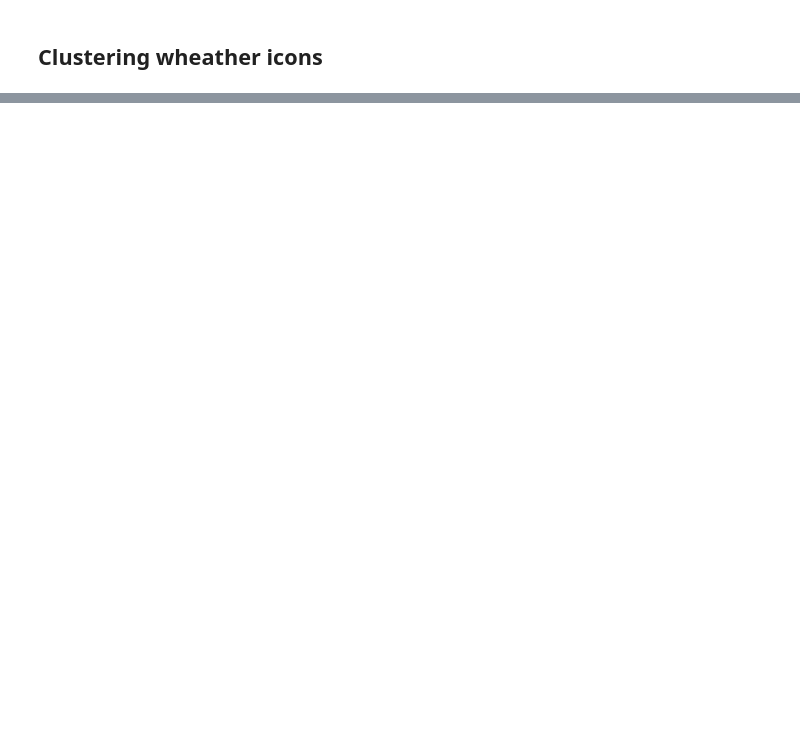
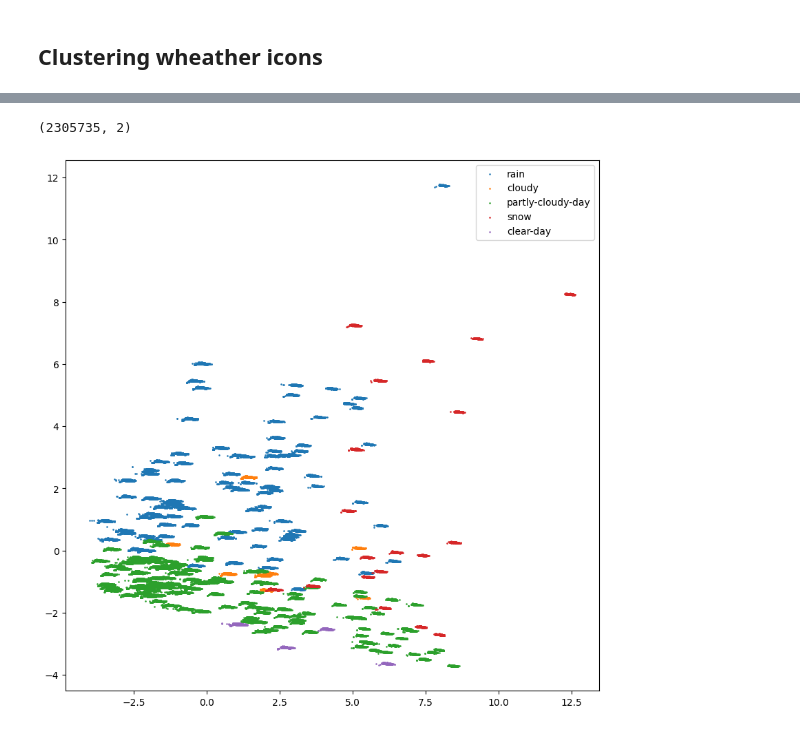
Before and after one commit to ivans14/BA_proj, a Jupyter notebook: Exploratory.ipynb, the cells around one changed output, grey strips where cells are left out. Drawn from its saved outputs; the diff is of its cells as text; code cells hidden in the pictures; blank space fills up the shorter version.

```diff
--- a/Exploratory.ipynb
+++ b/Exploratory.ipynb
@@ -495,0 +476,4 @@ Index(['tripduration', 'start station latitude', 'start station longitude',
+# %%
+data_icons_cl = data_exp.merge(data_w, how='left', on='datetime')
+# %%
+data_w_pca = data_icons_cl[['icon']]
@@ -495,0 +495,5 @@ Index(['tripduration', 'start station latitude', 'start station longitude',
+# %%
+data_pca_cl = data_pca_cl.reset_index(drop=True)
+# %%
+data_pca_cl['i'] = data_w_pca.icon
+data_pca_cl
@@ -495,0 +514,16 @@ Index(['tripduration', 'start station latitude', 'start station longitude',
+# %%
+pca_2_result.shape
+# %% [output]
+(2305735, 2)
+# %%
+plt.figure(figsize=(10,10))
+uniq = np.unique(clustered)
+lab = data_pca_cl['i'].unique()
+
+for j in lab:
+   plt.scatter( pca_2_result[data_pca_cl['i'] == j , 0] , pca_2_result[data_pca_cl['i'] == j  , 1] , label = j, s=0.75)
+#This is done to find the centroid for each clusters.
+plt.legend()
+plt.show()
+# %% [output]
+[figure, added]
```
Also changed, not shown: parts of 24 cells of this notebook, 1 other file.
